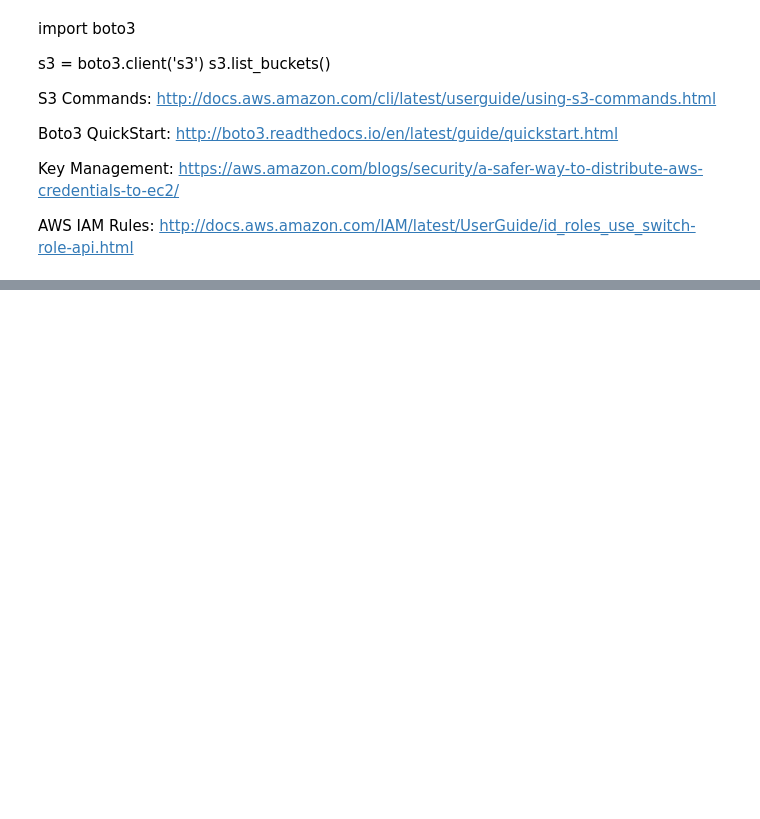
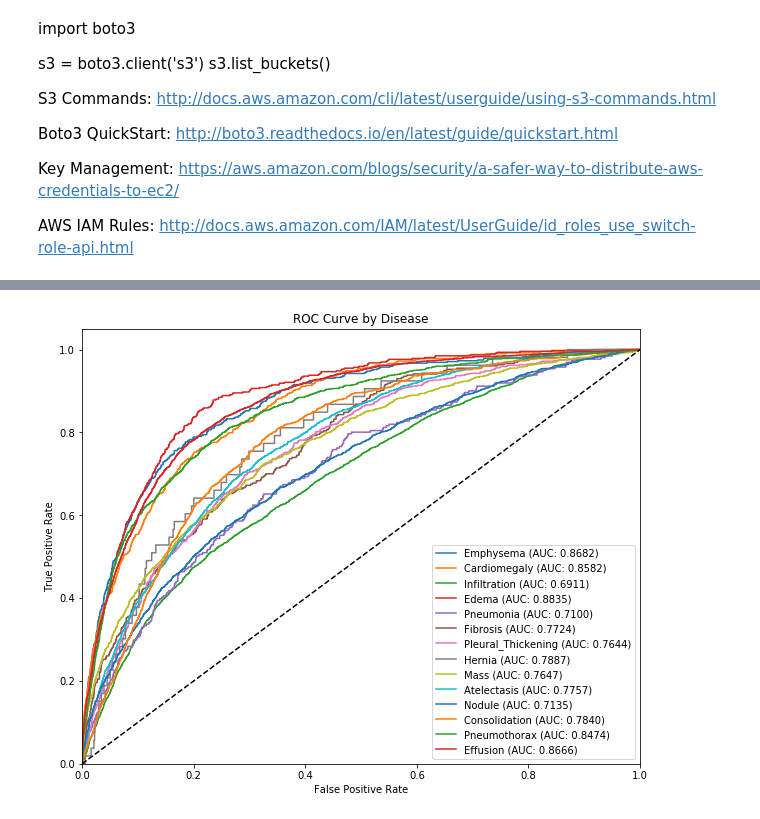
Before and after one commit to pmanion0/xrayproj, a Jupyter notebook: Train Neural Network (Refactor).ipynb, the cells around one changed output, grey strips where cells are left out. Saved outputs shown, nothing was run; the diff lists cells and outputs as text; code cells hidden in the pictures; blank space fills up the shorter version.

```diff
--- a/Train Neural Network (Refactor).ipynb
+++ b/Train Neural Network (Refactor).ipynb
@@ -559,0 +753,7 @@ AWS IAM Rules: http://docs.aws.amazon.com/IAM/latest/UserGuide/id_roles_use_swit
+# %%
+orig_e = ModelEvaluator(model_ft, dataloaders['val'])
+orig_e.run()
+# %%
+plot_auc_curves(orig_e)
+# %% [output]
+[figure, added]
```
Also changed, not shown: parts of 10 cells of this notebook, 1 other file.
